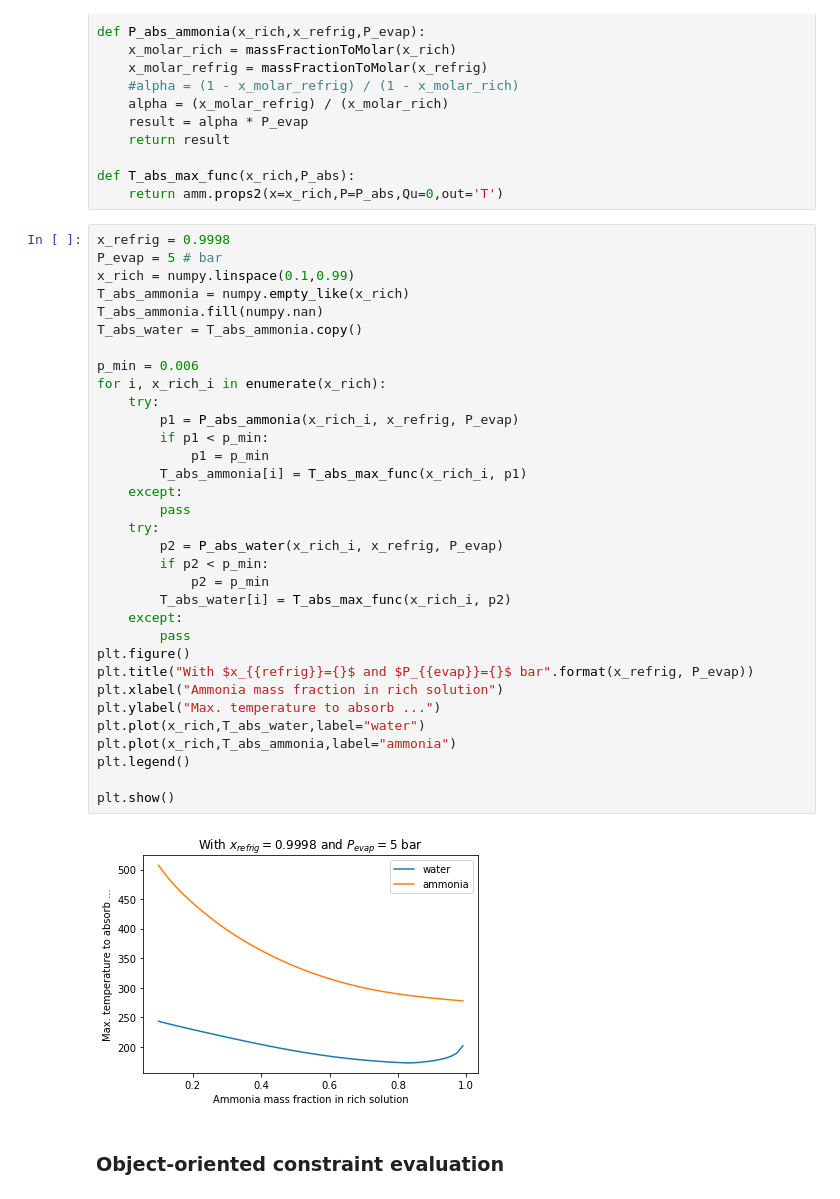
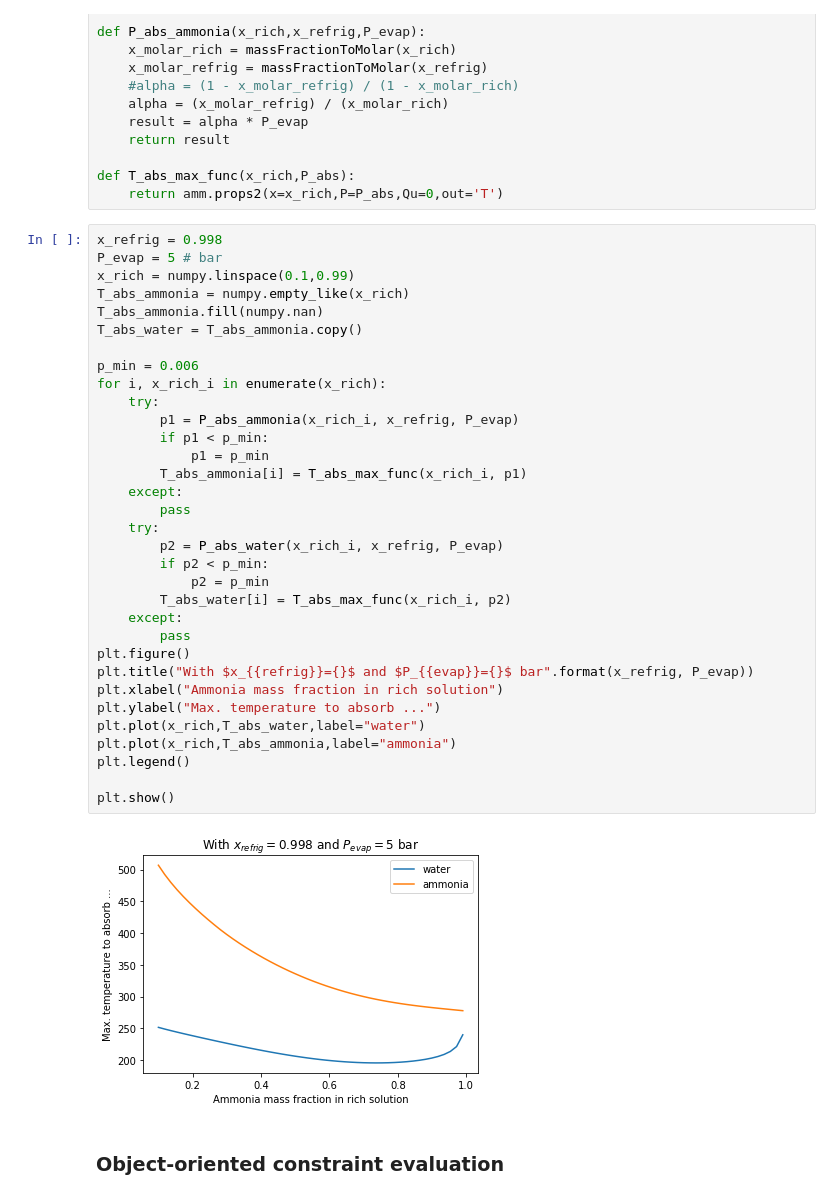
Before and after one commit to nfette/openACHP, a Jupyter notebook: src/Feasibility of ammonia-aqua chiller.ipynb, the cells around one changed output. Drawn from its saved outputs; the diff is of its cells as text.

```diff
--- a/src/Feasibility of ammonia-aqua chiller.ipynb
+++ b/src/Feasibility of ammonia-aqua chiller.ipynb
@@ -250,40 +250,40 @@ def P_abs_ammonia(x_rich,x_refrig,P_evap):
 def T_abs_max_func(x_rich,P_abs):
     return amm.props2(x=x_rich,P=P_abs,Qu=0,out='T')
 # %%
-x_refrig = 0.9998
+x_refrig = 0.998
 P_evap = 5 # bar
 x_rich = numpy.linspace(0.1,0.99)
 T_abs_ammonia = numpy.empty_like(x_rich)
 T_abs_ammonia.fill(numpy.nan)
 T_abs_water = T_abs_ammonia.copy()
 
 p_min = 0.006
 for i, x_rich_i in enumerate(x_rich):
     try:
         p1 = P_abs_ammonia(x_rich_i, x_refrig, P_evap)
         if p1 < p_min:
             p1 = p_min
         T_abs_ammonia[i] = T_abs_max_func(x_rich_i, p1)
     except:
         pass
     try:
         p2 = P_abs_water(x_rich_i, x_refrig, P_evap)
         if p2 < p_min:
             p2 = p_min
         T_abs_water[i] = T_abs_max_func(x_rich_i, p2)
     except:
         pass
 plt.figure()
 plt.title("With $x_{{refrig}}={}$ and $P_{{evap}}={}$ bar".format(x_refrig, P_evap))
 plt.xlabel("Ammonia mass fraction in rich solution")
 plt.ylabel("Max. temperature to absorb ...")
 plt.plot(x_rich,T_abs_water,label="water")
 plt.plot(x_rich,T_abs_ammonia,label="ammonia")
 plt.legend()
 
 plt.show()
 # %% [output]
-[figure, old version]
+[figure, new version]
 # %% [markdown]
 ### Object-oriented constraint evaluation
 # %%
```
Also changed, not shown: parts of 15 cells of this notebook, 3 other files.
